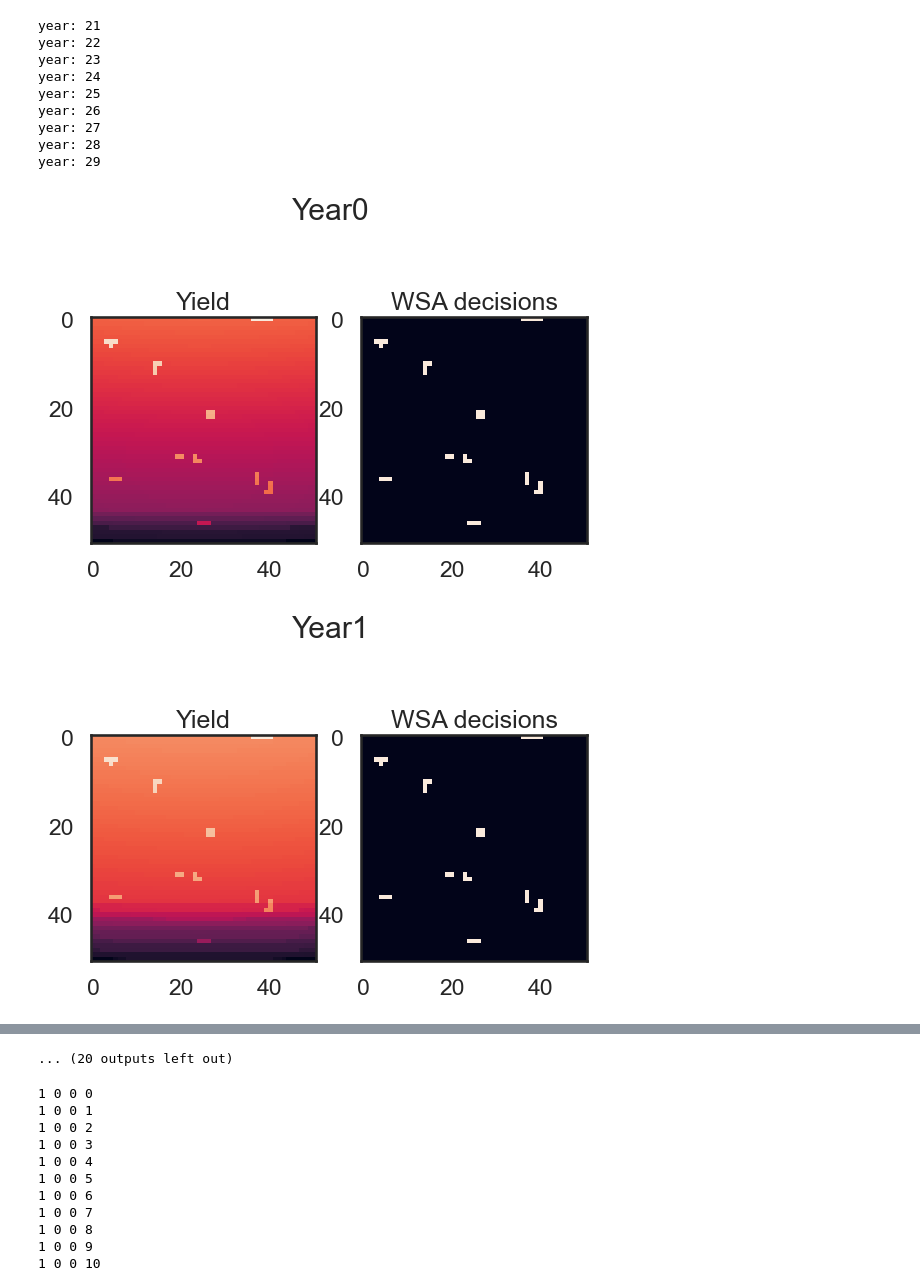
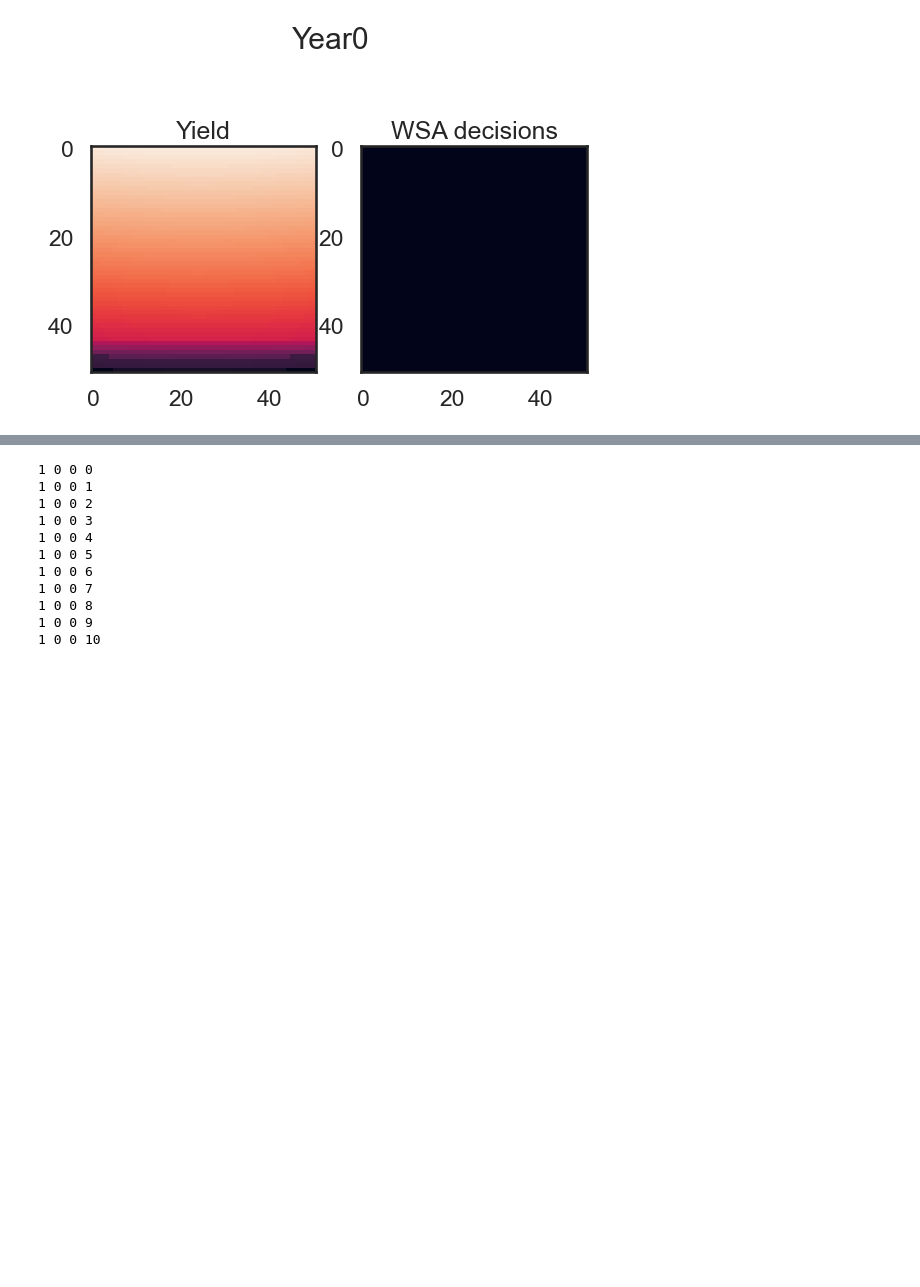
Before and after one commit to WylieMabel/TreesAndThat, a Jupyter notebook: Model Output/modelDriver.ipynb, the cells around one changed output, grey strips where cells are left out. Drawn from its saved outputs; the diff is of its cells as text; code cells hidden in the pictures; blank space fills up the shorter version.

```diff
--- a/Model Output/modelDriver.ipynb
+++ b/Model Output/modelDriver.ipynb
@@ -225,6 +225,6 @@ def fullModelRun(climate, leadFarmers, social, input_csv_path, no_of_years):
 
 
 # haven't got setup with globals actually working yet, manually change in the NetLogo Code
-baseFieldData, WSA_records, biomass_harvest = fullModelRun(current_clim, 10, no_desp_scen,"new_temp_data.csv", 30)
+baseFieldData, WSA_records, biomass_harvest = fullModelRun(current_clim, 0, no_desp_scen,"new_temp_data.csv", 1)
 # %% [output]
 year: 0
@@ -247,11 +231 @@ year: 20
-year: 21
-year: 22
-year: 23
-year: 24
-year: 25
-year: 26
-year: 27
-year: 28
-year: 29
-[figure, old version]
+[figure, new version]
-[figure, removed]
@@ -266,4 +232,3 @@ year: 29
-... (20 outputs left out)
 # %%
 for a in range(0,30):
     b = a - 1
```
Also changed, not shown: parts of 5 cells of this notebook, 17 other files.
